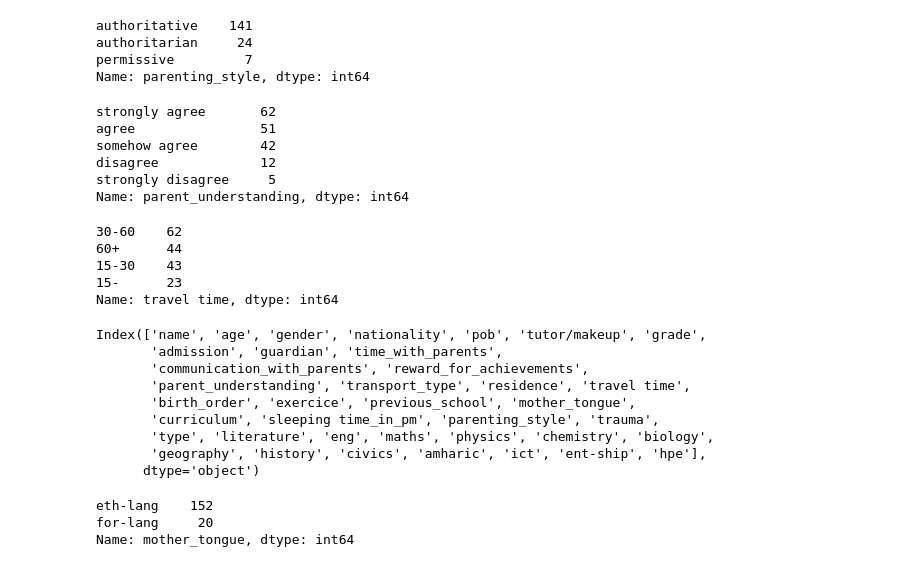
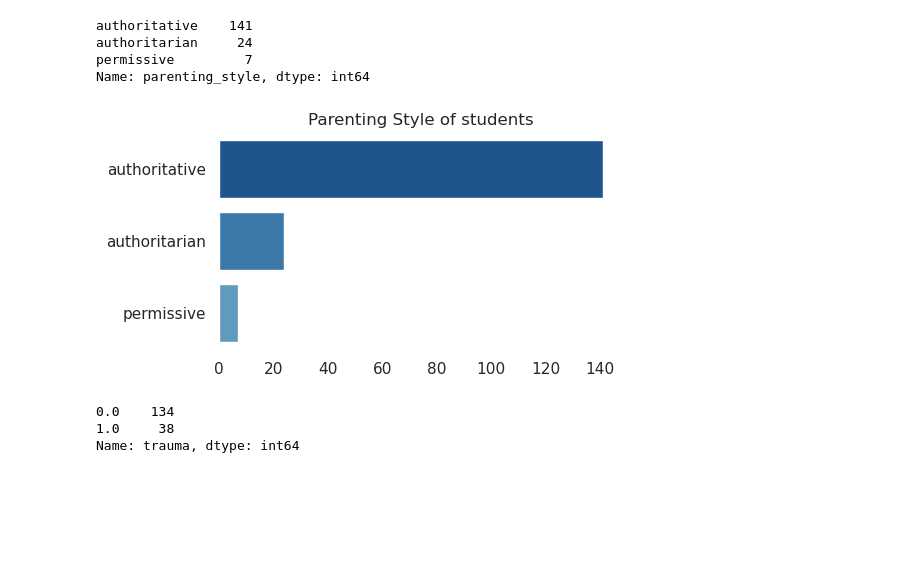
Before and after one commit to Ammon21/School-Data-Science-Project, a Jupyter notebook: notebooks/Data Cleaning-HS.ipynb, the cells around one changed output. Drawn from its saved outputs; the diff is of its cells as text; code cells hidden in the pictures; blank space fills up the shorter version.

```diff
--- a/notebooks/Data Cleaning-HS.ipynb
+++ b/notebooks/Data Cleaning-HS.ipynb
@@ -407,51 +502,23 @@ authoritative    141
 authoritarian     24
 permissive         7
 Name: parenting_style, dtype: int64
+# %%
+sns.set(rc={'figure.figsize':(5.2,2.8)})
+sns.set_palette("Blues_r")
+sns.set_style("white")
+ax = sns.countplot(data = df, y='parenting_style', order=df['parenting_style'].value_counts().index)
+sns.despine(bottom=True, left=True)
+plt.ylabel("", size=10)
+plt.xlabel("", size=10)
+plt.title("Parenting Style of students")
+ax.tick_params(bottom=False)
+ax.tick_params(left=False)
+# %% [output]
+[figure, added]
 # %%
-df.parent_understanding.value_counts()
+df['trauma'].value_counts()
 # %% [output]
-strongly agree       62
-agree                51
-somehow agree        42
-disagree             12
-strongly disagree     5
-Name: parent_understanding, dtype: int64
+0.0    134
+1.0     38
+Name: trauma, dtype: int64
-# %%
-df['travel time'].value_counts()
-df['travel time'] = df['travel time'].replace('30', '30-60')
-df['travel time'] = df['travel time'].replace('20-30', '30-60')
-df['travel time'].value_counts()
-# %% [output]
-30-60    62
-60+      44
-15-30    43
-15-      23
-Name: travel time, dtype: int64
-# %%
-df.columns
-# %% [output]
-Index(['name', 'age', 'gender', 'nationality', 'pob', 'tutor/makeup', 'grade',
-       'admission', 'guardian', 'time_with_parents',
-       'communication_with_parents', 'reward_for_achievements',
-       'parent_understanding', 'transport_type', 'residence', 'travel time',
-       'birth_order', 'exercice', 'previous_school', 'mother_tongue',
-       'curriculum', 'sleeping time_in_pm', 'parenting_style', 'trauma',
-       'type', 'literature', 'eng', 'maths', 'physics', 'chemistry', 'biology',
-       'geography', 'history', 'civics', 'amharic', 'ict', 'ent-ship', 'hpe'],
-      dtype='object')
-# %%
-df.mother_tongue.value_counts()
-df.mother_tongue = df['mother_tongue'].replace('harrari', 'eth-lang')
-df.mother_tongue = df['mother_tongue'].replace('tigrigna', 'eth-lang')
-df.mother_tongue = df['mother_tongue'].replace('amharic', 'eth-lang')
-df.mother_tongue = df['mother_tongue'].replace('harari', 'eth-lang')
-df.mother_tongue = df['mother_tongue'].replace('russian', 'for-lang')
-df.mother_tongue = df['mother_tongue'].replace('english', 'for-lang')
-df.mother_tongue = df['mother_tongue'].replace('arabic', 'for-lang')
-df.mother_tongue = df['mother_tongue'].replace('hebrew', 'for-lang')
-df.mother_tongue.value_counts()
-# %% [output]
-eth-lang    152
-for-lang     20
-Name: mother_tongue, dtype: int64
 # %%
```
Also changed, not shown: parts of 38 cells of this notebook, 1 other file.
